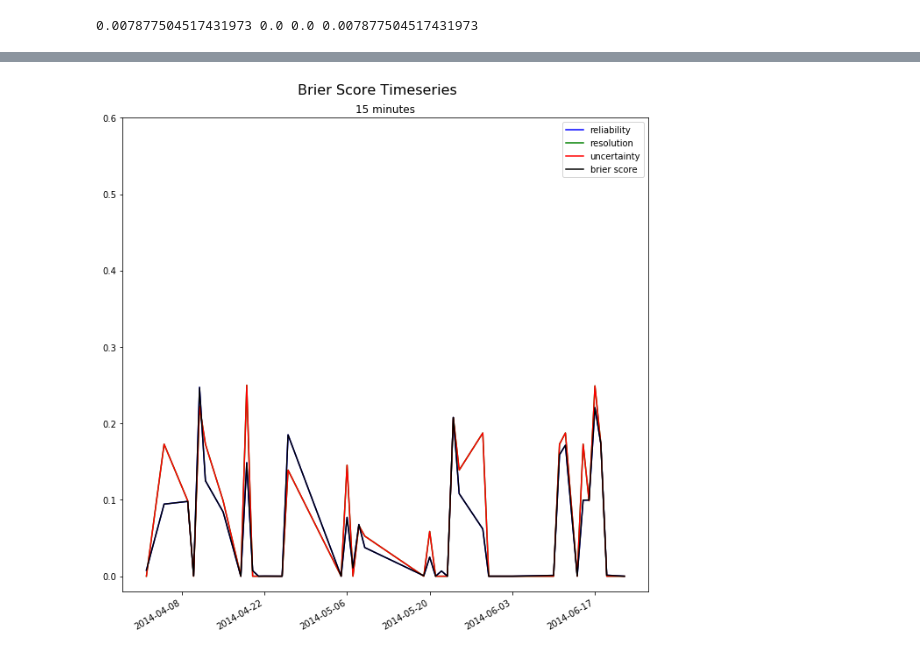
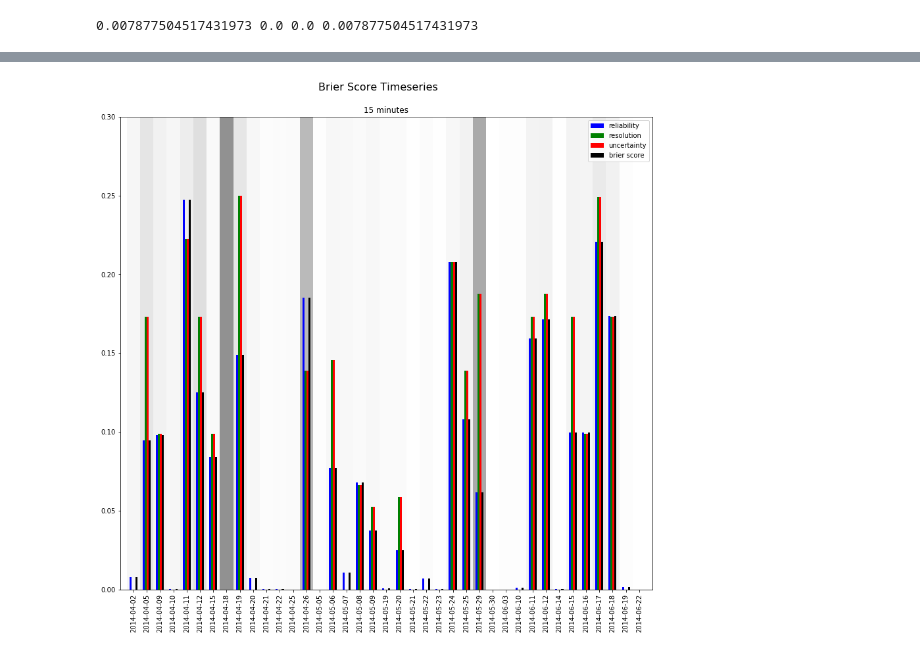
Before and after one commit to smckinley12/Forecasting, a Jupyter notebook: brier_score_decomposition_benchmark.ipynb, the cells around one changed output, grey strips where cells are left out. Saved outputs shown, nothing was run; the diff lists cells and outputs as text; code cells hidden in the pictures.

```diff
--- a/brier_score_decomposition_benchmark.ipynb
+++ b/brier_score_decomposition_benchmark.ipynb
@@ -165,23 +205,37 @@ print(dec30)
 # %%
-ymin= -0.02
-ymax = 0.6
+plt.rcParams['figure.figsize'] = [12,12]
+ymin= 0
+ymax = 0.3
 rows = 1; cols = 1;
+
+x = list(dec15.index)
+xpos = np.array(range(len(x)))+1
+width = 0.15
+dx = width/2
+
 fig,ax = plt.subplots(rows,cols)
 ax.set_ylim([ymin,ymax])
+ax.set_xlim([0,len(xpos)+1])
+ax.set_xticks(xpos)
+ax.set_xticklabels(x,rotation='vertical')
 
-ax.plot(dec15.index,dec15.values[:,0],c='b',label='reliability')
-ax.plot(dec15.index,dec15.values[:,1],c='g',label='resolution')
-ax.plot(dec15.index,dec15.values[:,2],c='r',label='uncertainty')
-ax.plot(dec15.index,dec15.values[:,3],c='k',label='brier score')
+ax.bar(xpos-3*dx,dec15.values[:,0],width=width,color='b',label='reliability')
+ax.bar(xpos-dx,dec15.values[:,1],width=width,color='g',label='resolution')
+ax.bar(xpos+dx,dec15.values[:,2],width=width,color='r',label='uncertainty')
+ax.bar(xpos+3*dx,dec15.values[:,3],width=width,color='k',label='brier score')
+
+for i in range(1,len(x)+1):
+    alpha = 0.5*avg_ci[i-1]
+    ax.fill_between(np.arange(i-0.5,i+0.501,0.1),0,0.3,facecolor='k',alpha=alpha)
 
 ax.set_title("15 minutes")
 
-fig.autofmt_xdate()
+#fig.autofmt_xdate()
 fig.tight_layout()
 fig.suptitle("Brier Score Timeseries",fontsize=16)
 fig.subplots_adjust(top=0.92)
 plt.legend()
 plt.show()
 # %% [output]
-[figure, old version]
+[figure, new version]
 # %%
```
Also changed, not shown: parts of 2 cells of this notebook, 1 other file.
